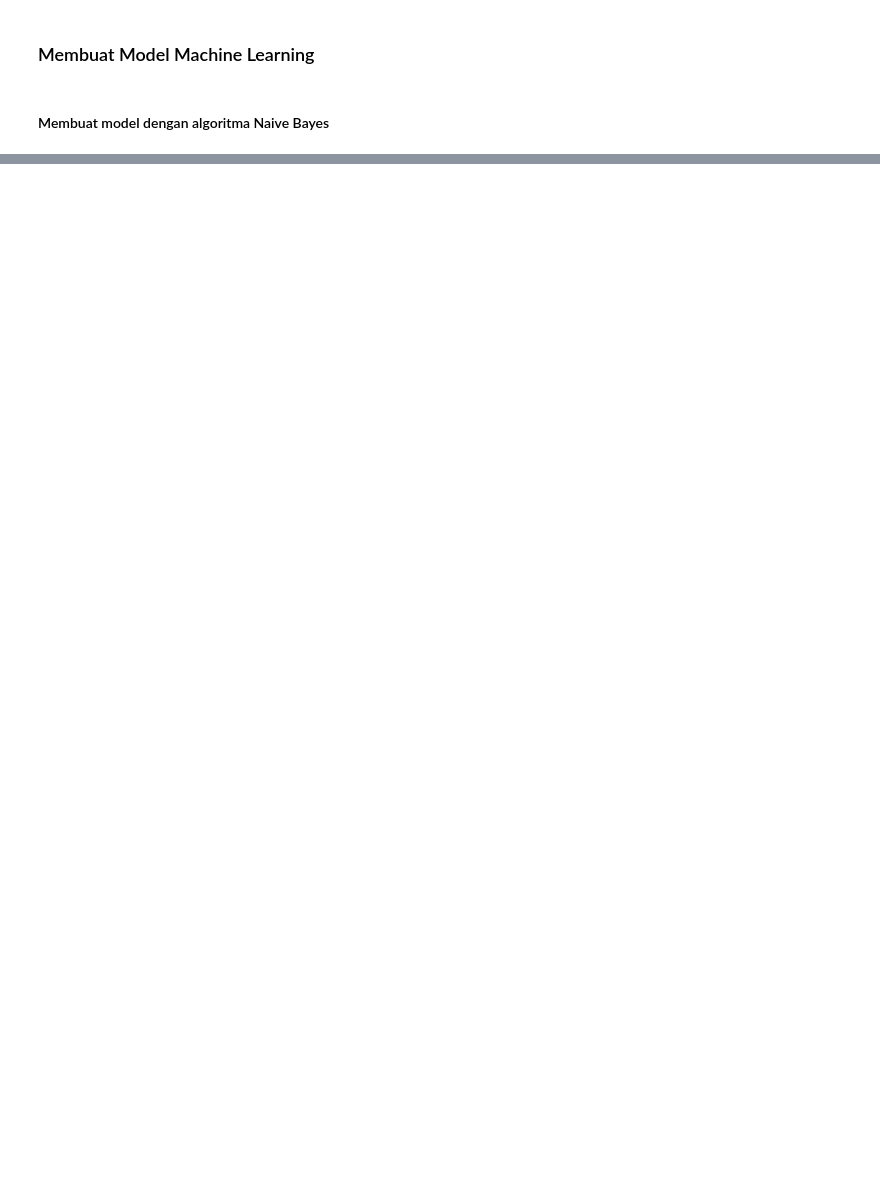
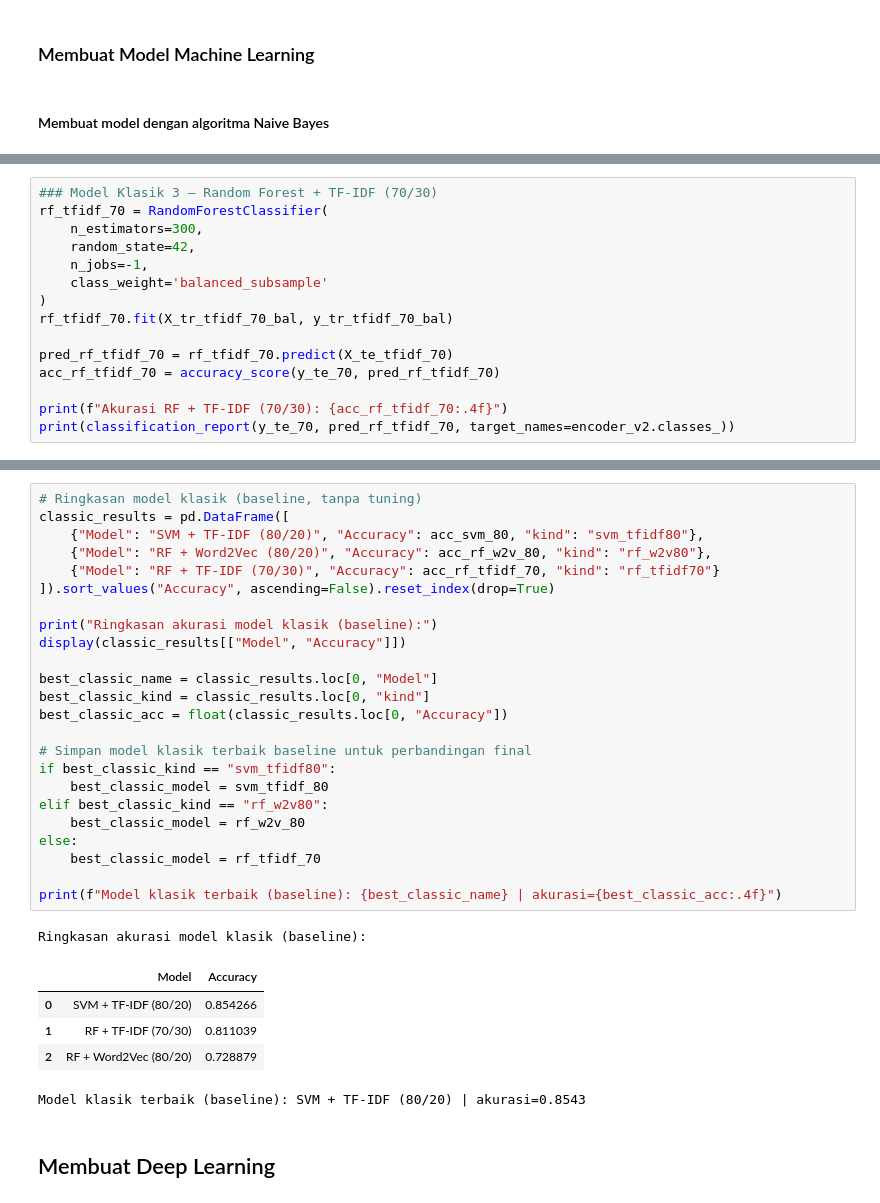
Before and after one commit to Wlnfadhil/analisis-sentimen-shopee, a Jupyter notebook: projeck/[2] Pembuatan Model.ipynb, the cells around one changed output, grey strips where cells are left out. Saved outputs shown, nothing was run; the diff lists cells and outputs as text; blank space fills up the shorter version.

```diff
--- a/projeck/[2] Pembuatan Model.ipynb
+++ b/projeck/[2] Pembuatan Model.ipynb
@@ -266,0 +387,15 @@ Sentimen kalimat baru adalah POSITIF.
+# %%
+### Model Klasik 3 — Random Forest + TF-IDF (70/30)
+rf_tfidf_70 = RandomForestClassifier(
+    n_estimators=300,
+    random_state=42,
+    n_jobs=-1,
+    class_weight='balanced_subsample'
+)
+rf_tfidf_70.fit(X_tr_tfidf_70_bal, y_tr_tfidf_70_bal)
+
+pred_rf_tfidf_70 = rf_tfidf_70.predict(X_te_tfidf_70)
+acc_rf_tfidf_70 = accuracy_score(y_te_70, pred_rf_tfidf_70)
+
+print(f"Akurasi RF + TF-IDF (70/30): {acc_rf_tfidf_70:.4f}")
+print(classification_report(y_te_70, pred_rf_tfidf_70, target_names=encoder_v2.classes_))
@@ -266,0 +413,33 @@ Sentimen kalimat baru adalah POSITIF.
+# %%
+# Ringkasan model klasik (baseline, tanpa tuning)
+classic_results = pd.DataFrame([
+    {"Model": "SVM + TF-IDF (80/20)", "Accuracy": acc_svm_80, "kind": "svm_tfidf80"},
+    {"Model": "RF + Word2Vec (80/20)", "Accuracy": acc_rf_w2v_80, "kind": "rf_w2v80"},
+    {"Model": "RF + TF-IDF (70/30)", "Accuracy": acc_rf_tfidf_70, "kind": "rf_tfidf70"}
+]).sort_values("Accuracy", ascending=False).reset_index(drop=True)
+
+print("Ringkasan akurasi model klasik (baseline):")
+display(classic_results[["Model", "Accuracy"]])
+
+best_classic_name = classic_results.loc[0, "Model"]
+best_classic_kind = classic_results.loc[0, "kind"]
+best_classic_acc = float(classic_results.loc[0, "Accuracy"])
+
+# Simpan model klasik terbaik baseline untuk perbandingan final
+if best_classic_kind == "svm_tfidf80":
+    best_classic_model = svm_tfidf_80
+elif best_classic_kind == "rf_w2v80":
+    best_classic_model = rf_w2v_80
+else:
+    best_classic_model = rf_tfidf_70
+
+print(f"Model klasik terbaik (baseline): {best_classic_name} | akurasi={best_classic_acc:.4f}")
+# %% [output]
+Ringkasan akurasi model klasik (baseline):
+|  | Model | Accuracy |
+| 0 | SVM + TF-IDF (80/20) | 0.854266 |
+| 1 | RF + TF-IDF (70/30) | 0.811039 |
+| 2 | RF + Word2Vec (80/20) | 0.728879 |
+Model klasik terbaik (baseline): SVM + TF-IDF (80/20) | akurasi=0.8543
+# %% [markdown]
+## Membuat Deep Learning
```
Also changed, not shown: parts of 50 cells of this notebook.
